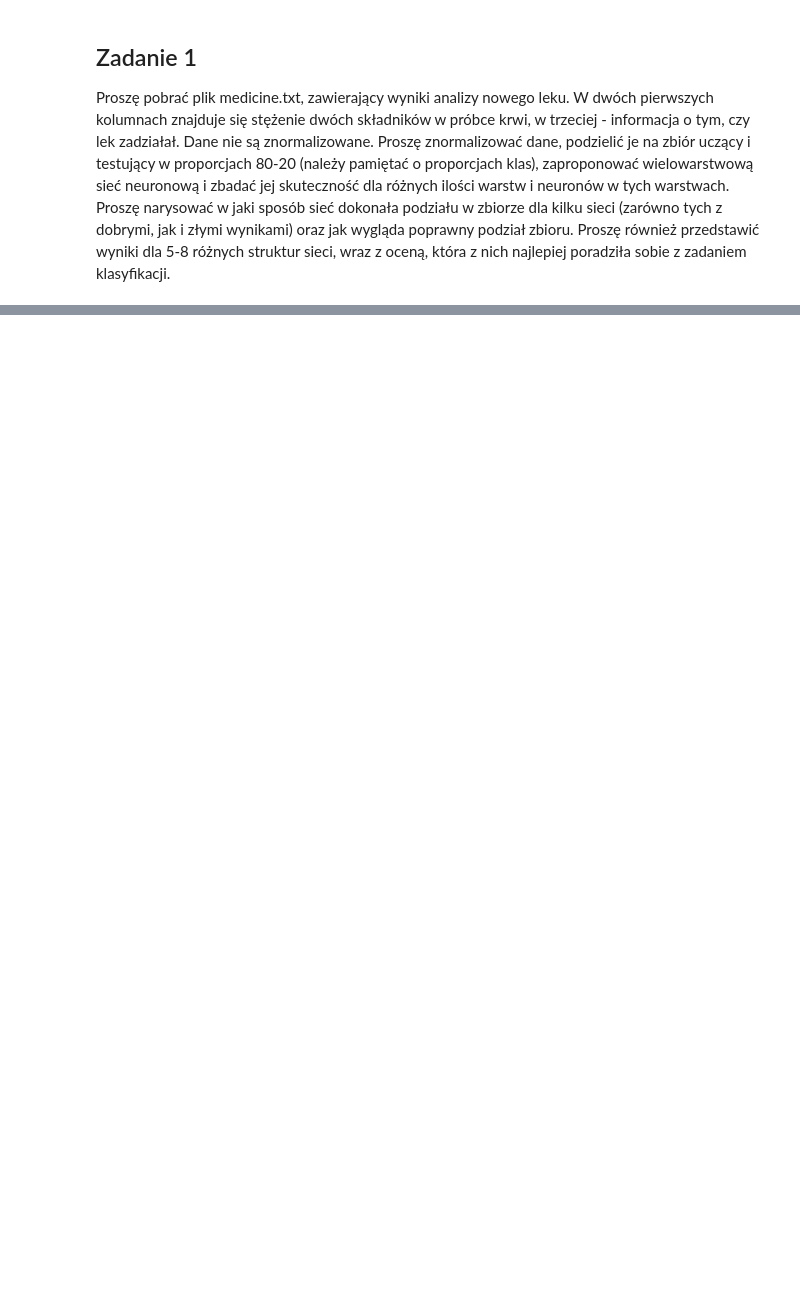
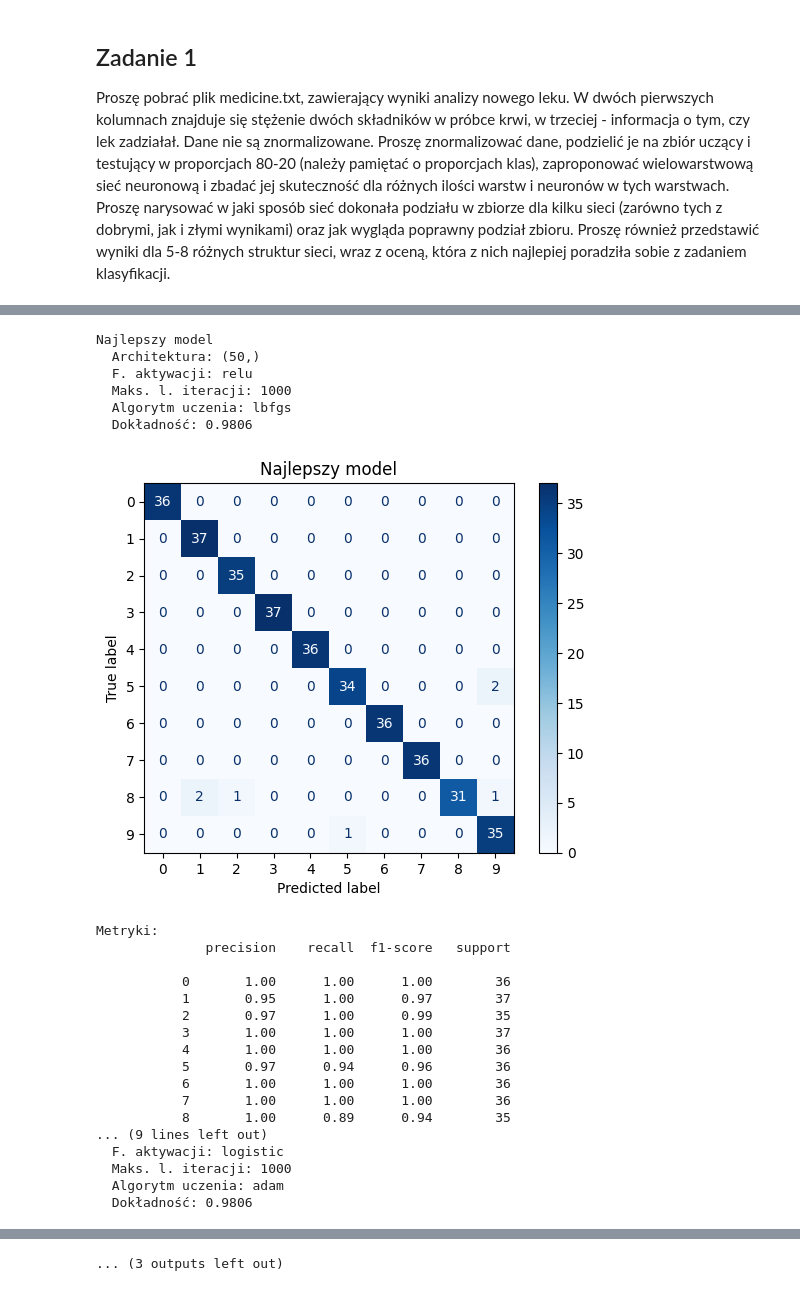
Before and after one commit to ZEN1X/MIO, a Jupyter notebook: lab02/lab02.ipynb, the cells around one changed output, grey strips where cells are left out. Saved outputs shown, nothing was run; the diff lists cells and outputs as text; code cells hidden in the pictures; blank space fills up the shorter version.

```diff
--- a/lab02/lab02.ipynb
+++ b/lab02/lab02.ipynb
@@ -168,0 +253,77 @@ Worst network: (5,), with accuracy: 0.8444
+# %%
+from sklearn.metrics import classification_report
+
+# sort by best overall
+results_sorted = sorted(results, key=lambda res: res['accuracy'], reverse=True)
+
+# best by each solver
+best_by_solver = {}
+for solver in solvers:
+  # get results only for that specific solver
+  solver_results = [res for res in results if res['solver'] == solver]
+  solver_results_sorted = sorted(solver_results, key=lambda res:res['accuracy'], reverse=True)
+  best_by_solver[solver] = solver_results_sorted[0]
+
+# best by lr (SGD)
+best_by_sgd_lr = {}
+for lr in learning_rates:
+    lr_results = [res for res in results if res['solver'] == 'sgd' and res['learning_rate'] == lr]
+    lr_results_sorted = sorted(lr_results, key=lambda res: res['accuracy'], reverse=True)
+    best_by_sgd_lr[lr] = lr_results_sorted[0]
+
+def display_model_performance(title, classifier_info):
+    print(title)
+    print(f"  Architektura: {classifier_info['arch']}")
+    print(f"  F. aktywacji: {classifier_info['activation']}")
+    print(f"  Maks. l. iteracji: {classifier_info['max_iter']}")
+    print(f"  Algorytm uczenia: {classifier_info['solver']}")
+    if classifier_info['solver'] == 'sgd':
+        print(f"  Współczynnik uczenia: {classifier_info['learning_rate']}")
+    print(f"  Dokładność: {classifier_info['accuracy']:.4f}\n")
+
+    # cm
+    y_pred = classifier_info['classifier'].predict(X_test)
+    cm = confusion_matrix(y_test, y_pred)
+    disp = ConfusionMatrixDisplay(confusion_matrix=cm, display_labels=digits.target_names)
+    disp.plot(cmap=plt.cm.Blues)
+    plt.title(title)
+    plt.show()
+
+    # metrics
+    print("Metryki:")
+    print(classification_report(y_test, y_pred, target_names=[str(x) for x in digits.target_names]))
+    print("-"*20)
+
+# best overall
+display_model_performance("Najlepszy model", results_sorted[0])
+
+for solver, info in best_by_solver.items():
+    display_model_performance(f"Najlepszy model dla algorytmu {solver}", info)
+
+for lr, info in best_by_sgd_lr.items():
+    display_model_performance(f"Najlepszy model dla lr={lr} (SGD)", info)
+# %% [output]
+Najlepszy model
+  Architektura: (50,)
+  F. aktywacji: relu
+  Maks. l. iteracji: 1000
+  Algorytm uczenia: lbfgs
+  Dokładność: 0.9806
+[figure, added]
+Metryki:
+              precision    recall  f1-score   support
+
+           0       1.00      1.00      1.00        36
+           1       0.95      1.00      0.97        37
+           2       0.97      1.00      0.99        35
+           3       1.00      1.00      1.00        37
+           4       1.00      1.00      1.00        36
+           5       0.97      0.94      0.96        36
+           6       1.00      1.00      1.00        36
+           7       1.00      1.00      1.00        36
+           8       1.00      0.89      0.94        35
+... (9 lines left out)
+  F. aktywacji: logistic
+  Maks. l. iteracji: 1000
+  Algorytm uczenia: adam
+  Dokładność: 0.9806
@@ -168,0 +403 @@ Worst network: (5,), with accuracy: 0.8444
+... (3 outputs left out)
```
Also changed, not shown: parts of 11 cells of this notebook.
